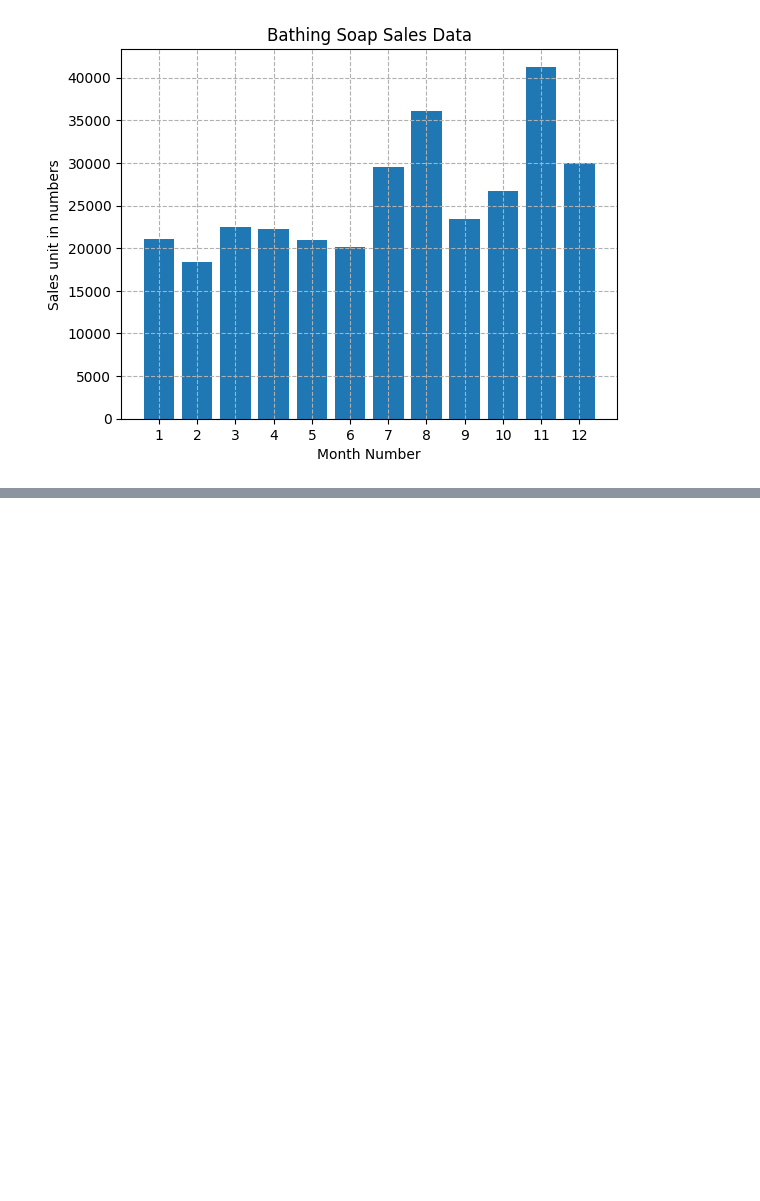
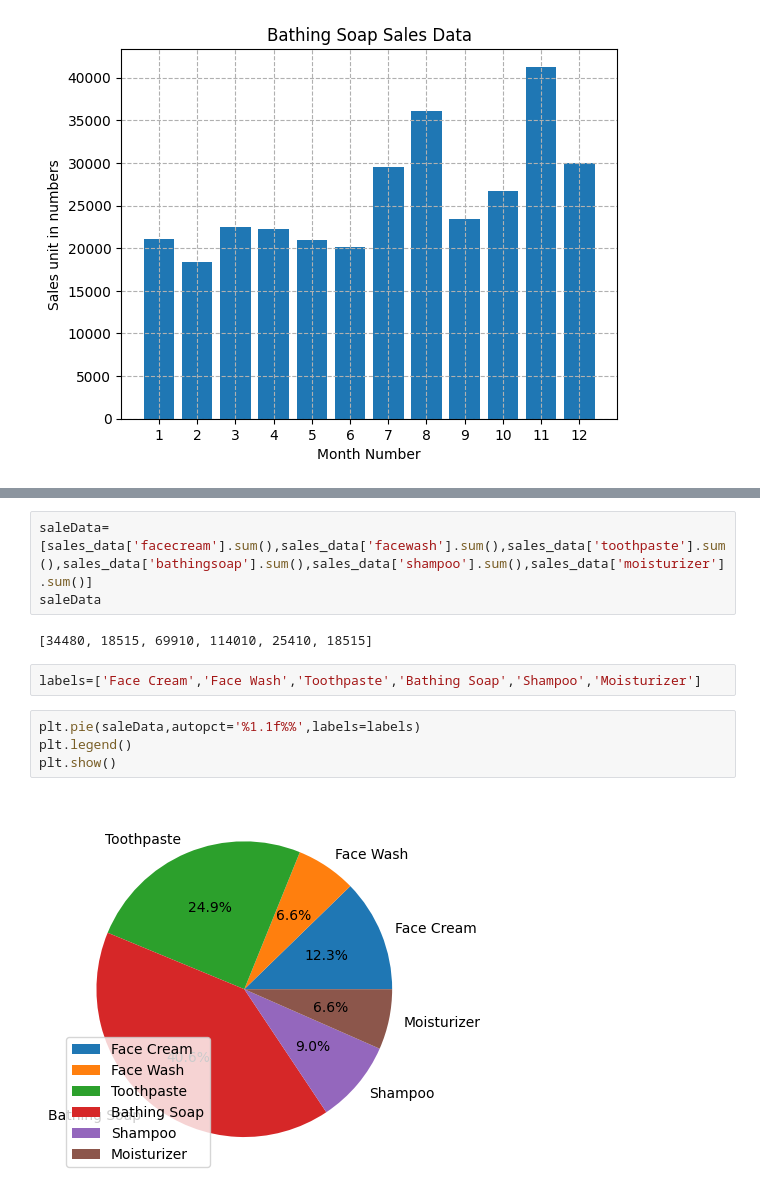
Before and after one commit to 254Bit/PythonMatplotLibExercises, a Jupyter notebook: exercise_1.ipynb, the cells around one changed output, grey strips where cells are left out. Cells and saved outputs as stored; diff of their text form; blank space fills up the shorter version.

```diff
--- a/exercise_1.ipynb
+++ b/exercise_1.ipynb
@@ -124,0 +146,13 @@ plt.show()
+# %%
+saleData=[sales_data['facecream'].sum(),sales_data['facewash'].sum(),sales_data['toothpaste'].sum(),sales_data['bathingsoap'].sum(),sales_data['shampoo'].sum(),sales_data['moisturizer'].sum()]
+saleData
+# %% [output]
+[34480, 18515, 69910, 114010, 25410, 18515]
+# %%
+labels=['Face Cream','Face Wash','Toothpaste','Bathing Soap','Shampoo','Moisturizer']
+# %%
+plt.pie(saleData,autopct='%1.1f%%',labels=labels)
+plt.legend()
+plt.show()
+# %% [output]
+[figure, added]
```
Also changed, not shown: parts of 6 cells of this notebook.
